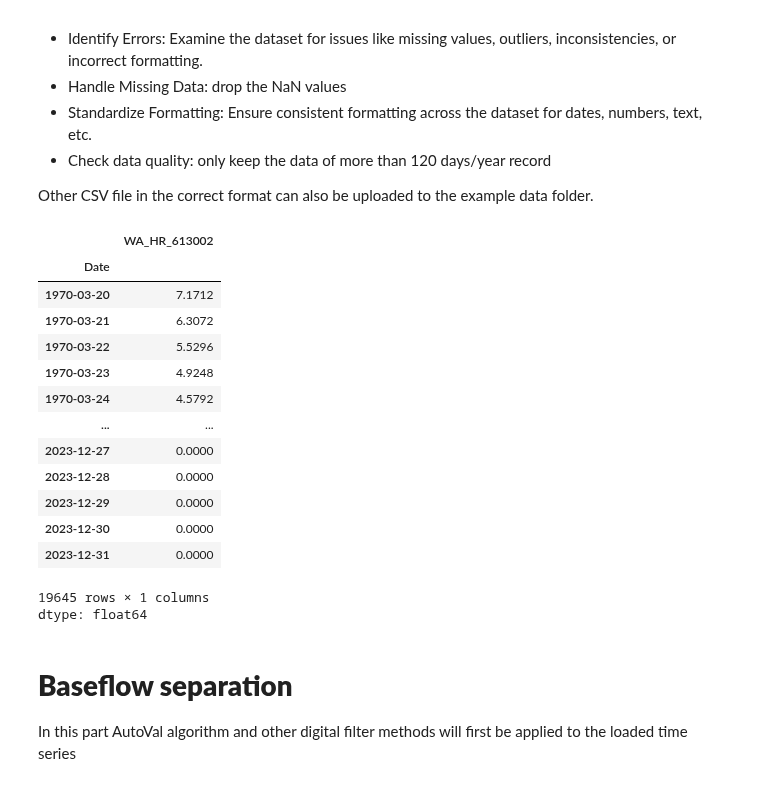
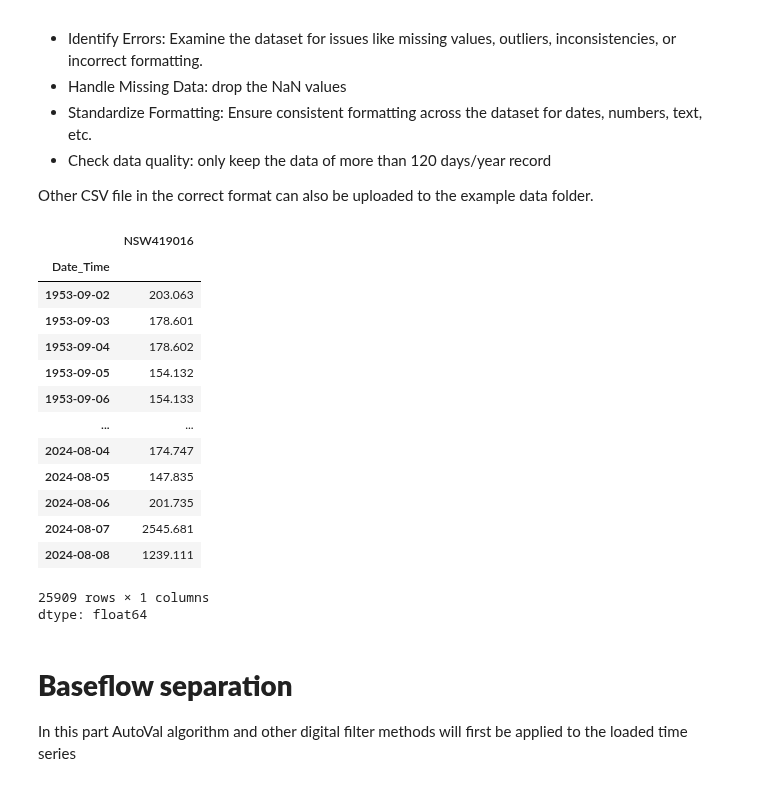
Before and after one commit to ssharifazari/AutoVL, a Jupyter notebook: AutoVL.ipynb, the cells around one changed output. Saved outputs shown, nothing was run; the diff lists cells and outputs as text; code cells hidden in the pictures.

```diff
--- a/AutoVL.ipynb
+++ b/AutoVL.ipynb
@@ -207,34 +204,34 @@ Other CSV file in the correct format can also be uploaded to the example data fo
 # %%
 # CSV file for provided by baseflow package
 #df = pd.read_csv(baseflow.example, index_col=0, parse_dates=True)
 
 # CSV file for Cockburn River at Mulla Crossing, NSW, station: 419016
-#url = "https://raw.githubusercontent.com/ssharifazari/Baseflow-project/refs/heads/main/example%20data/Hydstra_419016.csv"
+url = "https://raw.githubusercontent.com/ssharifazari/Baseflow-project/refs/heads/main/example%20data/Hydstra_419016.csv"
 #df = pd.read_csv(url, index_col = 0, parse_dates = True, dayfirst = True)
 
 # CSV file for Harvy River at Dingo Road, WA, BOM station: 613002. If you reproduce Vincent Lyne (2025)'s results
-url = "https://raw.githubusercontent.com/ssharifazari/Baseflow-project/main/example%20data/HarvyRiver_613002.csv"
+#url = "https://raw.githubusercontent.com/ssharifazari/Baseflow-project/main/example%20data/HarvyRiver_613002.csv"
 df = pd.read_csv(url, index_col = 0, parse_dates = True, dayfirst = True)
 
 Q = df[df.columns[0]]
 #df_1973 = df.loc['1973']
 #Q = df[df_1973.columns[0]]
 Q
 # %% [output]
-|  | WA_HR_613002 |
-| Date |  |
-| 1970-03-20 | 7.1712 |
-| 1970-03-21 | 6.3072 |
-| 1970-03-22 | 5.5296 |
-| 1970-03-23 | 4.9248 |
-| 1970-03-24 | 4.5792 |
+|  | NSW419016 |
+| Date_Time |  |
+| 1953-09-02 | 203.063 |
+| 1953-09-03 | 178.601 |
+| 1953-09-04 | 178.602 |
+| 1953-09-05 | 154.132 |
+| 1953-09-06 | 154.133 |
 | ... | ... |
-| 2023-12-27 | 0.0000 |
-| 2023-12-28 | 0.0000 |
-| 2023-12-29 | 0.0000 |
-| 2023-12-30 | 0.0000 |
-| 2023-12-31 | 0.0000 |
+| 2024-08-04 | 174.747 |
+| 2024-08-05 | 147.835 |
+| 2024-08-06 | 201.735 |
+| 2024-08-07 | 2545.681 |
+| 2024-08-08 | 1239.111 |
-19645 rows × 1 columns
+25909 rows × 1 columns
 dtype: float64
 # %%
 import baseflow.utils
```
Also changed, not shown: parts of 8 cells of this notebook.
